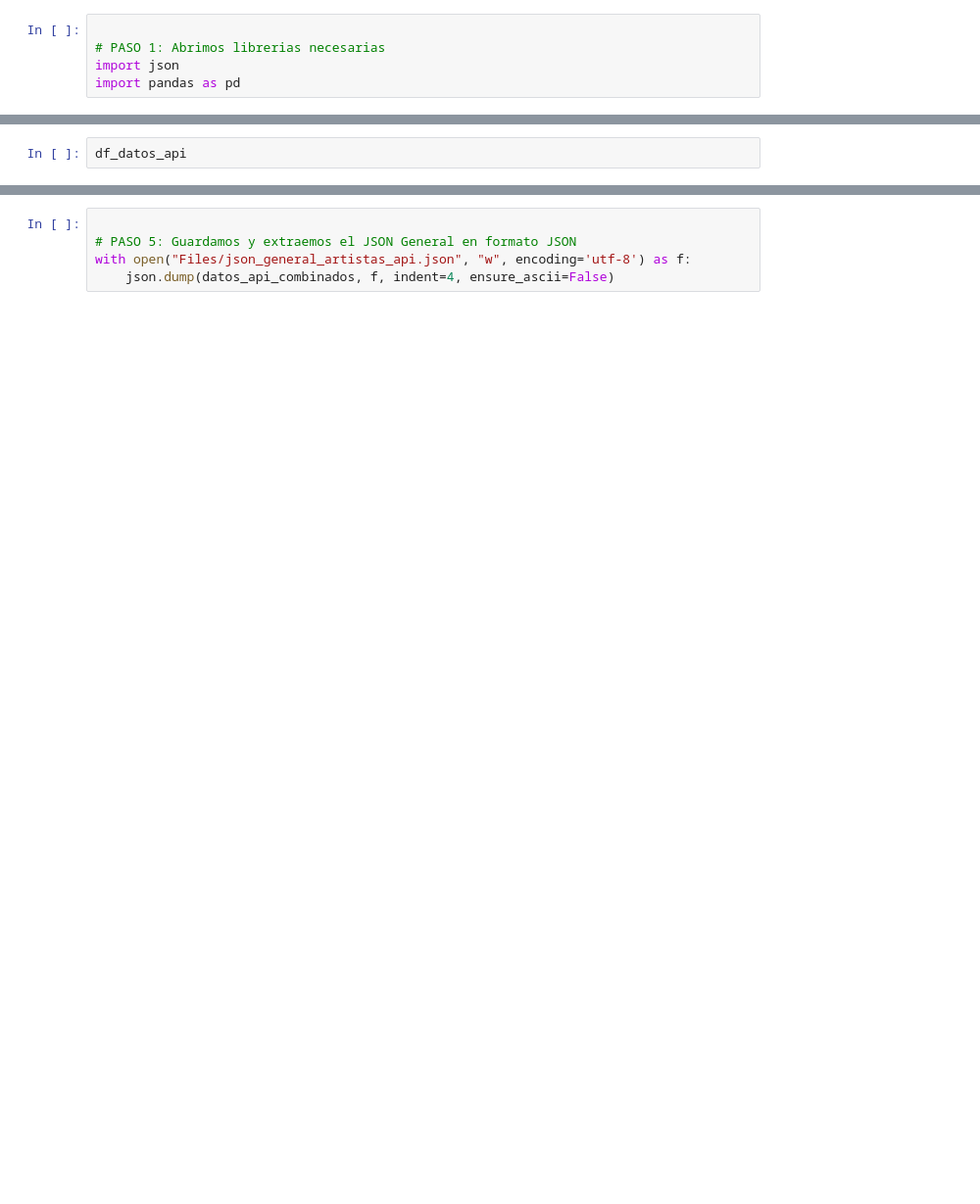
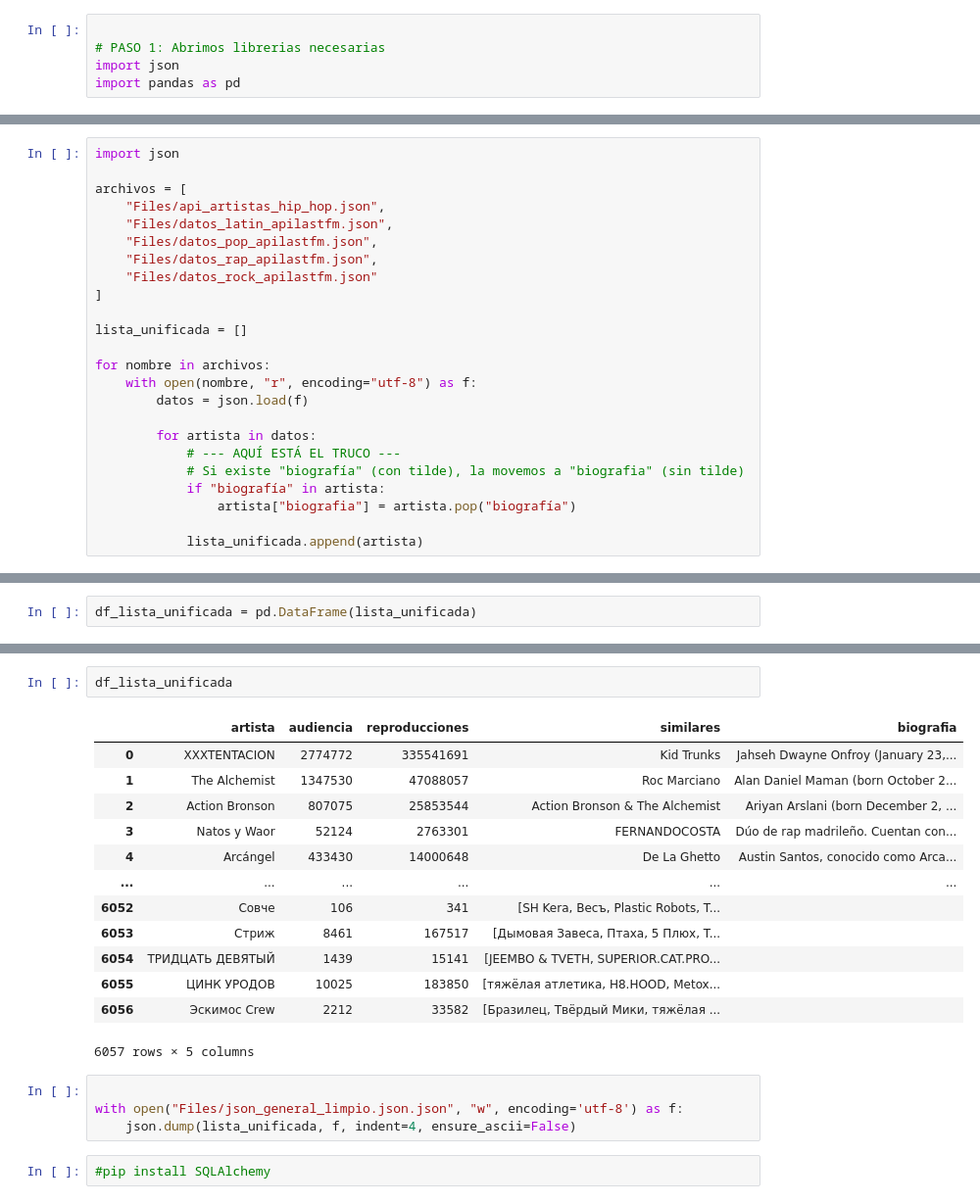
Before and after one commit to jesgonza2026/proyecto-da-promo-65-modulo-2-team-1, a Jupyter notebook: juntar_json_llamada_api.ipynb, the cells around one changed output, grey strips where cells are left out. Shown at 98% size. Saved outputs shown, nothing was run; the diff lists cells and outputs as text; blank space fills up the shorter version.

Commit message:
commit juntar jsons

```diff
--- a/juntar_json_llamada_api.ipynb
+++ b/juntar_json_llamada_api.ipynb
@@ -28,0 +6,24 @@ df_datos_api = pd.DataFrame(datos_api_combinados)
+# %%
+import json
+
+archivos = [
+    "Files/api_artistas_hip_hop.json",
+    "Files/datos_latin_apilastfm.json",
+    "Files/datos_pop_apilastfm.json",
+    "Files/datos_rap_apilastfm.json",
+    "Files/datos_rock_apilastfm.json"
+]
+
+lista_unificada = []
+
+for nombre in archivos:
+    with open(nombre, "r", encoding="utf-8") as f:
+        datos = json.load(f)
+
+        for artista in datos:
+            # --- AQUÍ ESTÁ EL TRUCO ---
+            # Si existe "biografía" (con tilde), la movemos a "biografia" (sin tilde)
+            if "biografía" in artista:
+                artista["biografia"] = artista.pop("biografía")
+
+            lista_unificada.append(artista)
@@ -29,2 +98,2 @@ df_datos_api = pd.DataFrame(datos_api_combinados)
 # %%
-df_datos_api
+df_lista_unificada = pd.DataFrame(lista_unificada)
@@ -45,6 +100,23 @@ df_datos_api
+# %%
+df_lista_unificada
+# %% [output]
+|  | artista | audiencia | reproducciones | similares | biografia |
+| 0 | XXXTENTACION | 2774772 | 335541691 | Kid Trunks | Jahseh Dwayne Onfroy (January 23,... |
+| 1 | The Alchemist | 1347530 | 47088057 | Roc Marciano | Alan Daniel Maman (born October 2... |
+| 2 | Action Bronson | 807075 | 25853544 | Action Bronson & The Alchemist | Ariyan Arslani (born December 2, ... |
+| 3 | Natos y Waor | 52124 | 2763301 | FERNANDOCOSTA | Dúo de rap madrileño. Cuentan con... |
+| 4 | Arcángel | 433430 | 14000648 | De La Ghetto | Austin Santos, conocido como Arca... |
+| ... | ... | ... | ... | ... | ... |
+| 6052 | Совче | 106 | 341 | [SH Kera, Весъ, Plastic Robots, T... |  |
+| 6053 | Стриж | 8461 | 167517 | [Дымовая Завеса, Птаха, 5 Плюх, T... |  |
+| 6054 | ТРИДЦАТЬ ДЕВЯТЫЙ | 1439 | 15141 | [JEEMBO & TVETH, SUPERIOR.CAT.PRO... |  |
+| 6055 | ЦИНК УРОДОВ | 10025 | 183850 | [тяжёлая атлетика, H8.HOOD, Metox... |  |
+| 6056 | Эскимос Crew | 2212 | 33582 | [Бразилец, Твёрдый Мики, тяжёлая ... |  |
+6057 rows × 5 columns
 # %%
 
-# PASO 5: Guardamos y extraemos el JSON General en formato JSON
-with open("Files/json_general_artistas_api.json", "w", encoding='utf-8') as f:
-    json.dump(datos_api_combinados, f, indent=4, ensure_ascii=False)
+with open("Files/json_general_limpio.json.json", "w", encoding='utf-8') as f:
+    json.dump(lista_unificada, f, indent=4, ensure_ascii=False)
+# %%
+#pip install SQLAlchemy
 # %%
```
Also changed, not shown: parts of 16 cells of this notebook.
